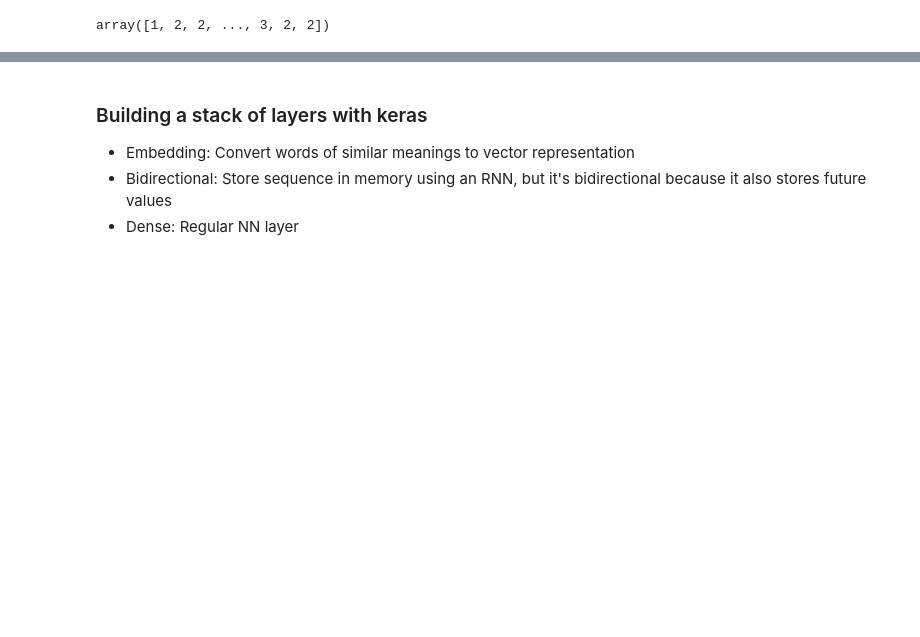
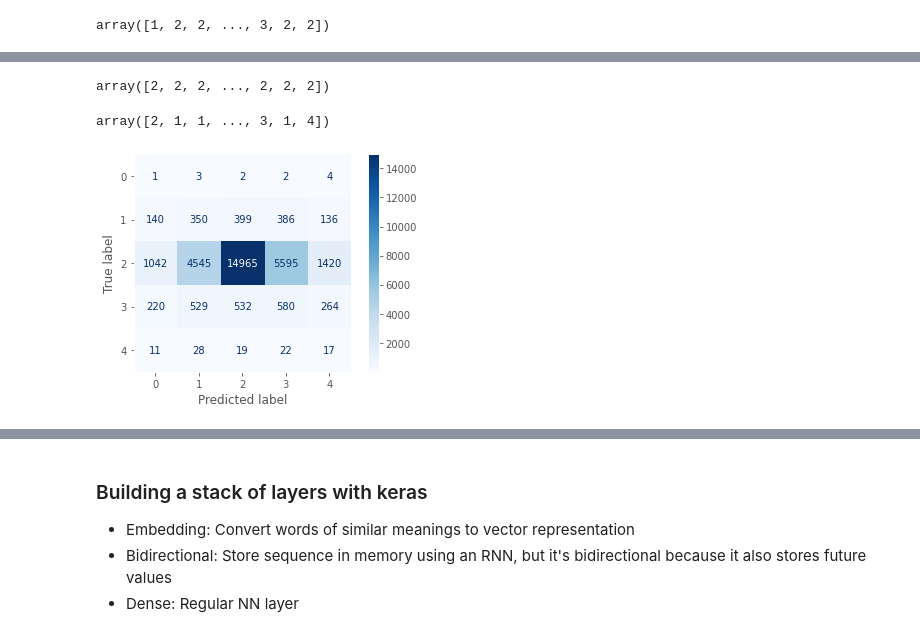
Before and after one commit to jfranc33/movieSentiment, a Jupyter notebook: RNNClassifier.ipynb, the cells around one changed output, grey strips where cells are left out. Cells and saved outputs as stored; diff of their text form; code cells hidden in the pictures; blank space fills up the shorter version.

Commit message:
Added LogisticRegression to RNNClassifier

```diff
--- a/RNNClassifier.ipynb
+++ b/RNNClassifier.ipynb
@@ -105,0 +133,14 @@ array([1, 2, 2, ..., 3, 2, 2])
+# %%
+tokenizer = Tokenizer(num_words=len(list(unique_words)))
+tokenizer.fit_on_texts(list(X_train))
+
+X_train = tokenizer.texts_to_sequences(X_train)
+X_val = tokenizer.texts_to_sequences(X_val)
+X_test = tokenizer.texts_to_sequences(test_sen)
+
+
+X_train = sequence.pad_sequences(X_train, maxlen=len_max)
+X_val = sequence.pad_sequences(X_val, maxlen=len_max)
+X_test = sequence.pad_sequences(X_test, maxlen=len_max)
+
+print(X_train.shape,X_val.shape,X_test.shape)
@@ -105,0 +149,6 @@ array([1, 2, 2, ..., 3, 2, 2])
+# %%
+from sklearn.linear_model import LogisticRegression
+model = LogisticRegression(solver='saga', max_iter = 200, verbose = 1)
+# %%
+model.fit(X_train,y_train)
+print(model.score(X_val, y_val))
@@ -106,3 +160,24 @@ array([1, 2, 2, ..., 3, 2, 2])
+# %%
+y_pred = model.predict(X_val)
+# %%
+y_pred
+# %% [output]
+array([2, 2, 2, ..., 2, 2, 2])
+# %%
+y_val
+# %% [output]
+array([2, 1, 1, ..., 3, 1, 4])
+# %%
+from sklearn.metrics import confusion_matrix, ConfusionMatrixDisplay
+import matplotlib
+import matplotlib.pyplot as plt
+plt.style.use('ggplot')
+
+disp = ConfusionMatrixDisplay(confusion_matrix=confusion_matrix(y_pred, y_val), display_labels=np.unique(y_val))
+disp.plot(cmap='Blues')
+plt.grid(False)
+# %% [output]
+[figure, added]
 # %%
 X_train,X_val,y_train,y_val = train_test_split(train_sen,y_target,
                                              test_size=0.2,stratify=y_target)
```
Also changed, not shown: parts of 23 cells of this notebook.
